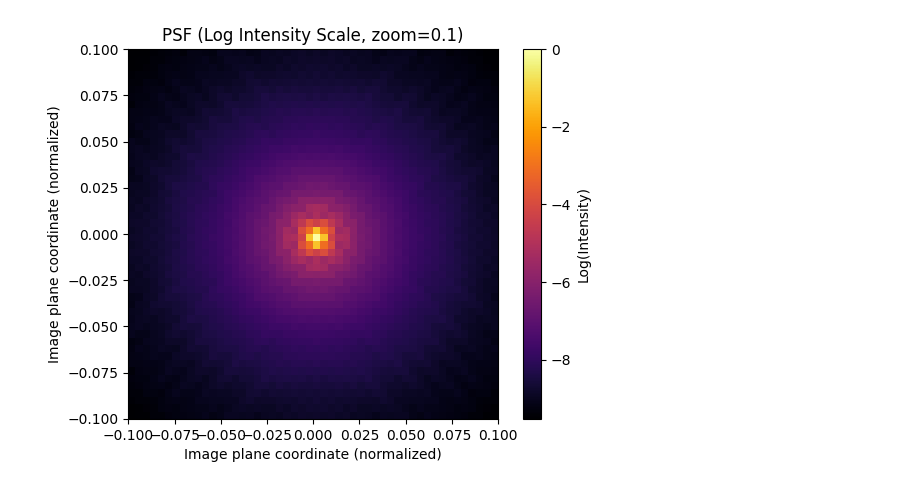
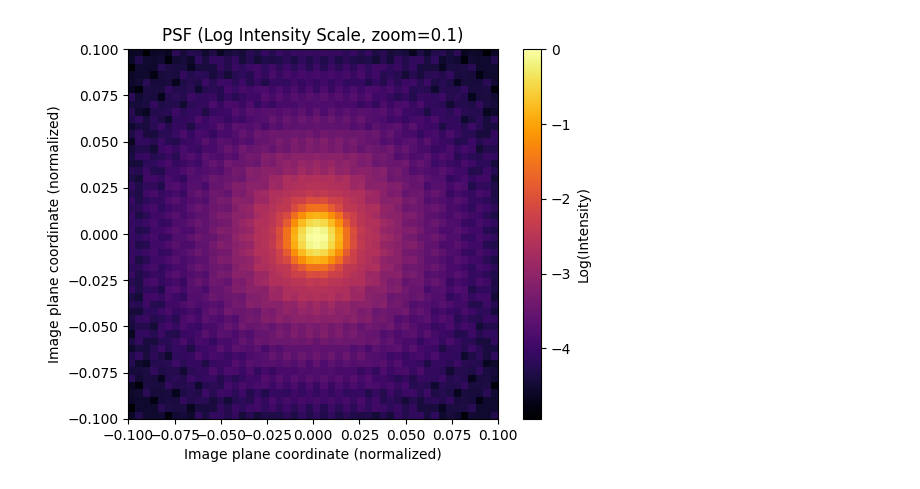
Before and after one commit to abdullah-qal/optics-project, a Jupyter notebook: code/2_aberration_wave.ipynb, the cells around one changed output. Saved outputs shown, nothing was run; the diff lists cells and outputs as text; code cells hidden in the pictures.

```diff
--- a/code/2_aberration_wave.ipynb
+++ b/code/2_aberration_wave.ipynb
@@ -5,33 +4,33 @@ from scipy.special import j1  # Bessel function of first kind
 # %%
-def simulate_psf(grid_size=512, aberration_strength=15, zoom=0.1):
+def simulate_psf(grid_size=512, aberration_strength=60, zoom=0.1):
     x = np.linspace(-1, 1, grid_size)
     y = np.linspace(-1, 1, grid_size)
     X, Y = np.meshgrid(x, y)
     R = np.sqrt(X**2 + Y**2)
 
     aperture = (R <= 1).astype(float)
-    phase_aberration = aberration_strength * (R**14)
+    phase_aberration = aberration_strength * (R**4)
     pupil_function = aperture * np.exp(1j * 2 * np.pi * phase_aberration)
 
     fft_pupil = np.fft.fftshift(np.fft.fft2(pupil_function))
     psf = np.abs(fft_pupil)**2
     psf /= psf.max()
 
     center = grid_size // 2
     zoom_size = int(grid_size * zoom)
     half_zoom = zoom_size // 2
     psf_zoom = psf[center - half_zoom:center + half_zoom,
                    center - half_zoom:center + half_zoom]
 
     zoom_extent = (-zoom, zoom, -zoom, zoom)
 
     plt.imshow(np.log(psf_zoom + 1e-8), extent=zoom_extent, cmap='inferno')
     plt.title(f'PSF (Log Intensity Scale, zoom={zoom})')
     plt.colorbar(label='Log(Intensity)')
     plt.xlabel('Image plane coordinate (normalized)')
     plt.ylabel('Image plane coordinate (normalized)')
     plt.show()
 
 simulate_psf()
 # %% [output]
-[figure, old version]
+[figure, new version]
```
Also changed, not shown: parts of 1 cell of this notebook, 8 other files.
